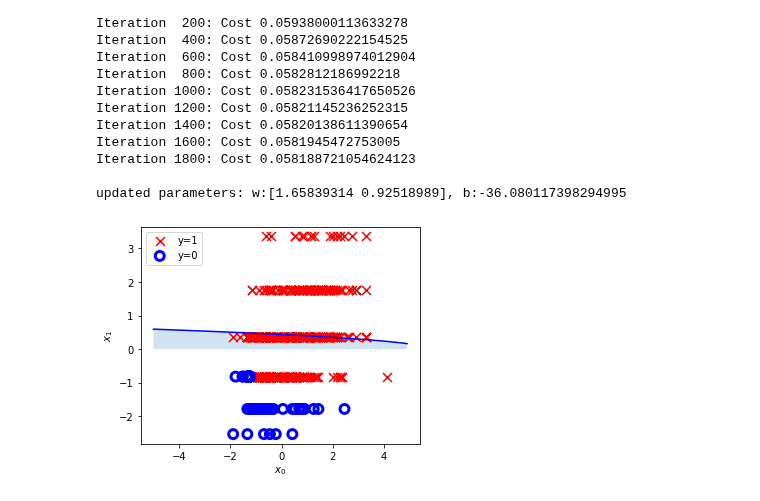
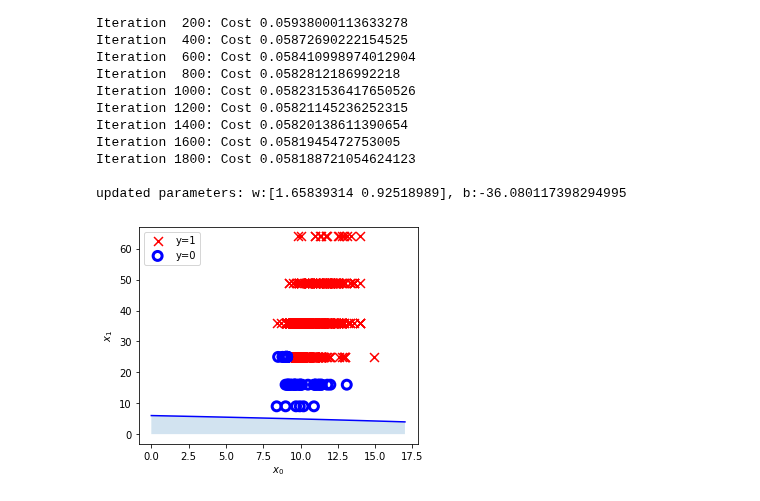
Before and after one commit to HenriS67/wineQualityPrediction, a Jupyter notebook: TPclassification.ipynb, the cells around one changed output. Cells and saved outputs as stored; diff of their text form; code cells hidden in the pictures.

```diff
--- a/TPclassification.ipynb
+++ b/TPclassification.ipynb
@@ -110,17 +110,19 @@ def sigmoid(z):
 # %%
 x_plot=[]
 for loop in range(len(x)):
-    x_plot.append(x[loop,0]+x[loop,1]*x[loop,1])
+    x_plot.append(1.2*x[loop,0]+x[loop,1]*x[loop,1]-(11+5*5))
 x_plot=np.asarray(x_plot)
+xf=np.copy(x)
+for loop in range(len(x)):
+    xf[loop,1]=x[loop,1]*x[loop,1]
 
 y_train = y
-print(x_plot)
-print(y_train)
-w_in = 0.4
-b_in = -3
 
-z=x_plot*w_in +b_in
+w_in = np.array([1.2,1])
 
+b_in = -36
+
+z=np.dot(xf,w_in) +b_in
 
 fig,ax = plt.subplots(1,1,figsize=(5,4))
 
@@ -365,23 +389,24 @@ Iteration 1800: Cost 0.058188721054624123
 updated parameters: w:[1.65839314 0.92518989], b:-36.080117398294995
 # %%
 # Choose values between 0 and 6
-x0 = np.arange(-5,(5),0.1)
+#x0 = np.arange(-5,(5),0.1)
+x0 = np.arange(0,18)
 import math
 #1.2*x[loop,0]+x[loop,1]*x[loop,1]>11+5*5
 #ici b=-11+5*5 w0 = 1,2 w1=1
-x1 = np.sqrt(b_out-x0*w_out[0])/w_out[1]
+x1 = np.sqrt(-b_out-x0*1.2)
 fig,ax = plt.subplots(1,1,figsize=(5,4))
 # Plot the decision boundary
 ax.plot(x0,x1, c="b")
 
 
 # Fill the region below the line
 ax.fill_between(x0,x1, alpha=0.2)
 
 # Plot the original data
-plot_data(xf_norm,y,ax)
+plot_data(xf,y,ax)
 ax.set_ylabel(r'$x_1$')
 ax.set_xlabel(r'$x_0$')
 plt.show()
 # %% [output]
-[figure, old version]
+[figure, new version]
```
Also changed, not shown: parts of 3 cells of this notebook.
